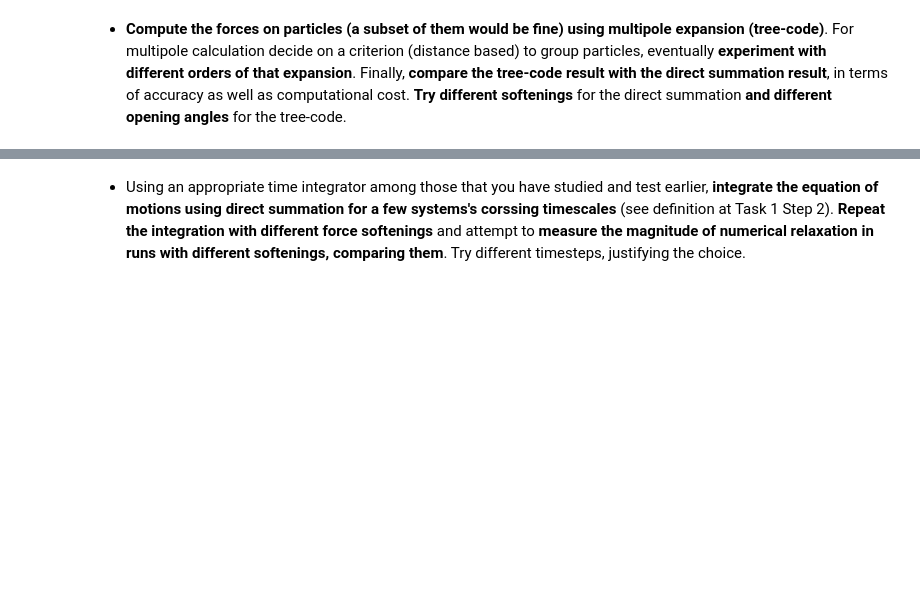
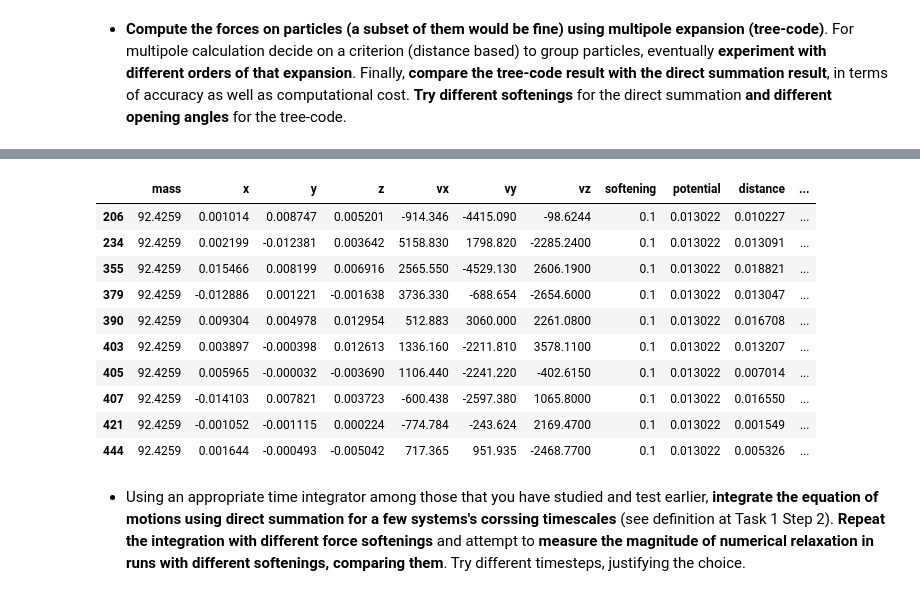
Before and after one commit to nshakm/comp_astro_n_body, a Jupyter notebook: AnshakMallik_N-BodyProject_ComputationalAstrophysics_HS23.ipynb, the cells around one changed output, grey strips where cells are left out. Saved outputs shown, nothing was run; the diff lists cells and outputs as text; code cells hidden in the pictures; blank space fills up the shorter version.

```diff
--- a/AnshakMallik_N-BodyProject_ComputationalAstrophysics_HS23.ipynb
+++ b/AnshakMallik_N-BodyProject_ComputationalAstrophysics_HS23.ipynb
@@ -942,3 +1262,20 @@ Relaxation time: t_relax = 3.53e-02 (pc / km/s)
+# %%
+data_ex = data[data['distance'] <= 0.02]
+data_ex = data_ex[10:1000]
+# data_ex.describe()
+data_ex[:10]
+# %% [output]
+|  | mass | x | y | z | vx | vy | vz | softening | potential | distance | ... |
+| 206 | 92.4259 | 0.001014 | 0.008747 | 0.005201 | -914.346 | -4415.090 | -98.6244 | 0.1 | 0.013022 | 0.010227 | ... |
+| 234 | 92.4259 | 0.002199 | -0.012381 | 0.003642 | 5158.830 | 1798.820 | -2285.2400 | 0.1 | 0.013022 | 0.013091 | ... |
+| 355 | 92.4259 | 0.015466 | 0.008199 | 0.006916 | 2565.550 | -4529.130 | 2606.1900 | 0.1 | 0.013022 | 0.018821 | ... |
+| 379 | 92.4259 | -0.012886 | 0.001221 | -0.001638 | 3736.330 | -688.654 | -2654.6000 | 0.1 | 0.013022 | 0.013047 | ... |
+| 390 | 92.4259 | 0.009304 | 0.004978 | 0.012954 | 512.883 | 3060.000 | 2261.0800 | 0.1 | 0.013022 | 0.016708 | ... |
+| 403 | 92.4259 | 0.003897 | -0.000398 | 0.012613 | 1336.160 | -2211.810 | 3578.1100 | 0.1 | 0.013022 | 0.013207 | ... |
+| 405 | 92.4259 | 0.005965 | -0.000032 | -0.003690 | 1106.440 | -2241.220 | -402.6150 | 0.1 | 0.013022 | 0.007014 | ... |
+| 407 | 92.4259 | -0.014103 | 0.007821 | 0.003723 | -600.438 | -2597.380 | 1065.8000 | 0.1 | 0.013022 | 0.016550 | ... |
+| 421 | 92.4259 | -0.001052 | -0.001115 | 0.000224 | -774.784 | -243.624 | 2169.4700 | 0.1 | 0.013022 | 0.001549 | ... |
+| 444 | 92.4259 | 0.001644 | -0.000493 | -0.005042 | 717.365 | 951.935 | -2468.7700 | 0.1 | 0.013022 | 0.005326 | ... |
 # %% [markdown]
 - Using an appropriate time integrator among those that you have studied and test earlier, **integrate the equation of motions using direct summation for a few systems's corssing timescales** (see definition at Task 1 Step 2). **Repeat the integration with different force softenings** and attempt to **measure the magnitude of numerical relaxation in runs with different softenings, comparing them**. Try different timesteps, justifying the choice.
 # %% [markdown]
```
Also changed, not shown: parts of 33 cells of this notebook.
